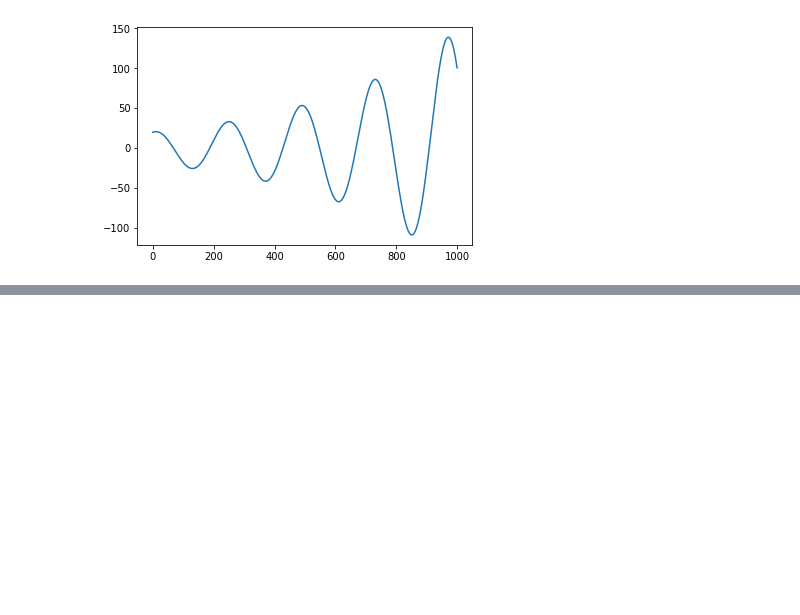
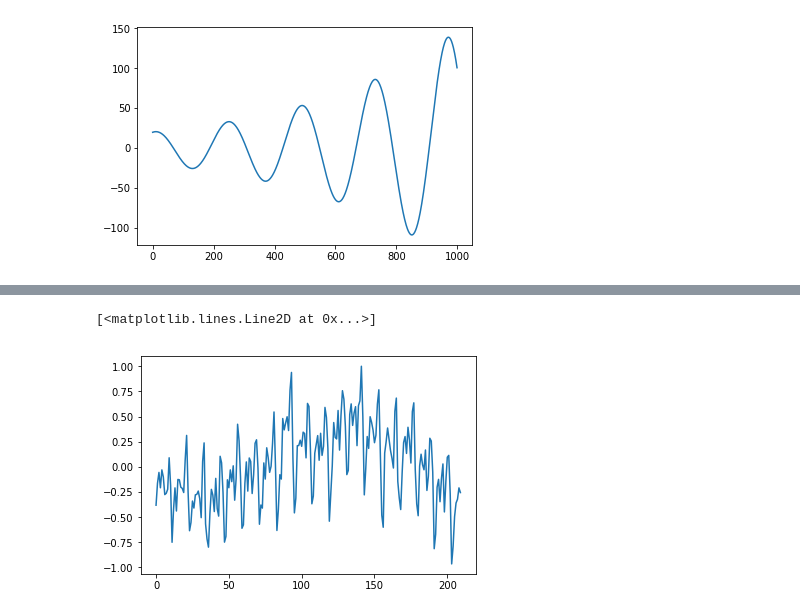
Before and after one commit to sadupk/cta-forecast, a Jupyter notebook: Model_beta1.0.ipynb, the cells around one changed output, grey strips where cells are left out. Saved outputs shown, nothing was run; the diff lists cells and outputs as text; code cells hidden in the pictures; blank space fills up the shorter version.

```diff
--- a/Model_beta1.0.ipynb
+++ b/Model_beta1.0.ipynb
@@ -98,0 +94,2 @@ fit
+# %%
+popt, pcov = curve_fit(cyclic_exp_function, x, y, method=)
@@ -98,0 +100,7 @@ fit
+# %%
+x = np.arange(0,len(ts_M))
+plt.plot(x, y)
+plt.plot(x,cyclic_exp_function(x, *popt))
+# %% [output]
+[<matplotlib.lines.Line2D at 0x...>]
+[figure, added]
```
Also changed, not shown: parts of 10 cells of this notebook, 2 other files.
